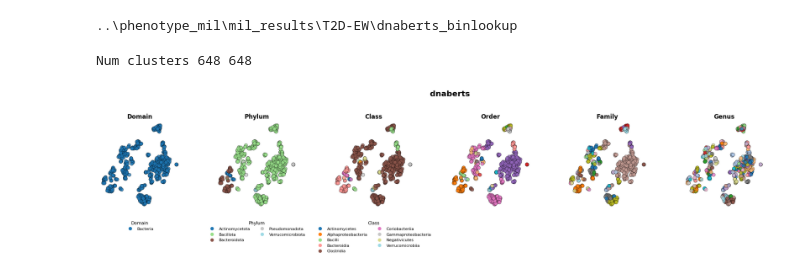
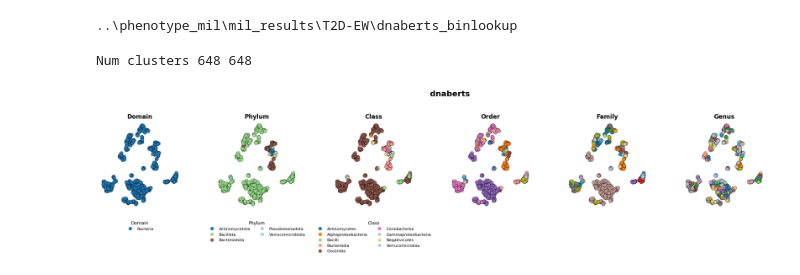
Before and after one commit to affo98/DNA-language-models-and-GLP1-microbiome-changes, a Jupyter notebook: figure_notebooks/figures_partone.ipynb, the cells around one changed output. Cells and saved outputs as stored; diff of their text form; code cells hidden in the pictures.

```diff
--- a/figure_notebooks/figures_partone.ipynb
+++ b/figure_notebooks/figures_partone.ipynb
@@ -73,11 +75,9 @@ def process_all_reports(model_results_dir):
 
     return data
 # %%
-for d in ['airways', 'gastro', 'oral', 'urogenital', 'skin', 'marine', 'plant', 'metahit']:
-
-    path = os.path.join(f'dnaberthv4/quality_report_{d}.tsv')
-    k = parse_quality_report(path)
-    bin_counts = [
-                int(np.sum(k >= b)) for b in [90, 80, 70, 60, 50]
-    ]
-    print(f"{d}: {bin_counts}")
+path = os.path.join(f'dnaberthv4/quality_report_.tsv')
+k = parse_quality_report(path)
+bin_counts = [
+            int(np.sum(k >= b)) for b in [90, 80, 70, 60, 50]
+]
+print(bin_counts)
@@ -93,9 +83,0 @@ metahit: [0, 2, 7, 10, 17]
-# %%
-for d in ['airways', 'gastro', 'oral', 'urogenital', 'skin', 'marine', 'plant', 'metahit']:
-
-    path = os.path.join(f'dnaberthv5/quality_report_{d}.tsv')
-    k = parse_quality_report(path)
-    bin_counts = [
-                int(np.sum(k >= b)) for b in [90, 80, 70, 60, 50]
-    ]
-    print(f"{d}: {bin_counts}")
@@ -881,7 +854,7 @@ ranks = ["domain", "phylum", "class", "order", "family", "genus"]
 
 for data in lookup_data.keys():
     haus = lookup_data[data]['hausdorff']['distances']
-    tsne = TSNE(n_components=2, metric='precomputed', random_state=42, init='random', perplexity=17)
+    tsne = TSNE(n_components=2, metric='cosine', random_state=42, init='random', perplexity=17)
     tsne_results = tsne.fit_transform(haus)
 
     binlookup = lookup_data[data]["binlookup"]
@@ -913,31 +886,31 @@ for data in lookup_data.keys():
         ax.set_xticks([]); ax.set_yticks([])
         for spine in ax.spines.values():
             spine.set_visible(False)
 
 
 
         if rank not in ['family', 'genus', 'order']:
             # Legend below the plot in multiple columns
             handles = [
             plt.Line2D([], [], marker='o', linestyle='', color=cmap(i), label=lab)
             for i, lab in enumerate(categories)
             ]
             # Choose number of columns (e.g. up to 4 columns)
             ncol = min(len(categories), 2)
             ax.legend(
                 handles=handles,
                 title=rank.capitalize(),
                 loc='upper center',
                 bbox_to_anchor=(0.5, -0.1),
                 ncol=ncol,
                 fontsize=8,
                 title_fontsize=9,
                 frameon=False
             )
 
     fig.suptitle(f"{model}", fontsize=16, fontweight='bold')
     plt.tight_layout(rect=[0, 0, 0.95, 0.95])
     plt.show()
 # %% [output]
 Num clusters 648 648
-[figure, old version]
+[figure, new version]
```
Also changed, not shown: parts of 5 cells of this notebook, 2 other files.
